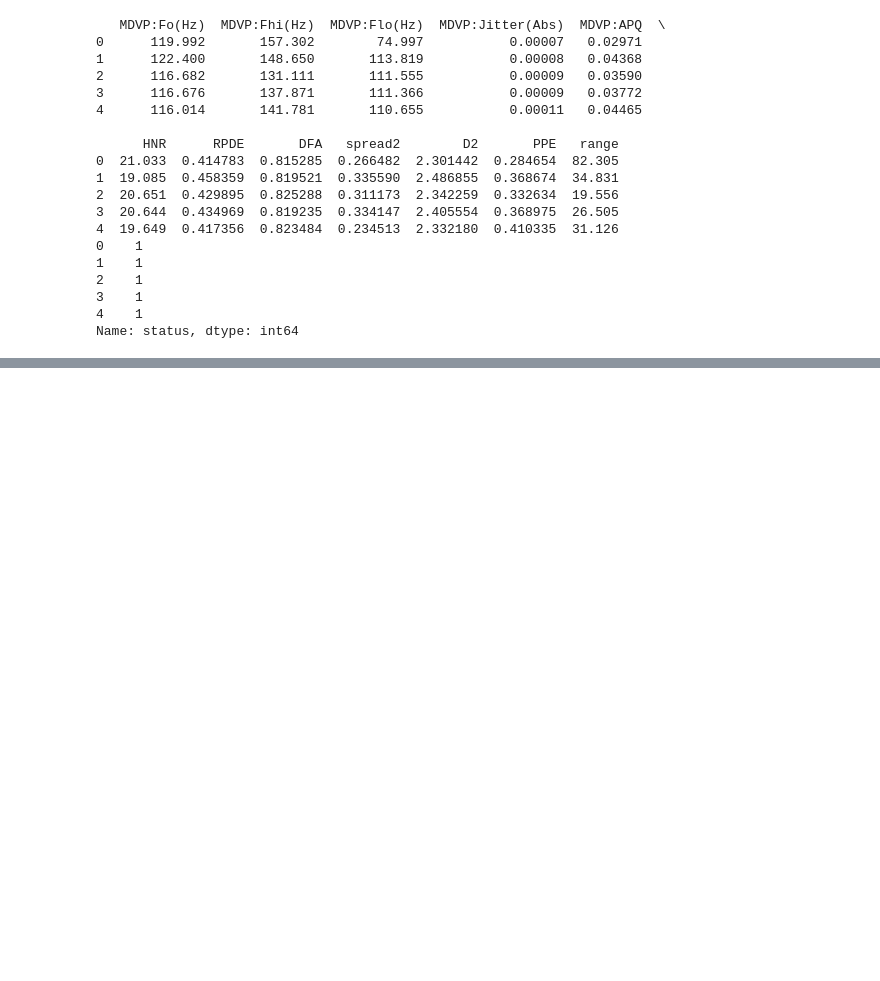
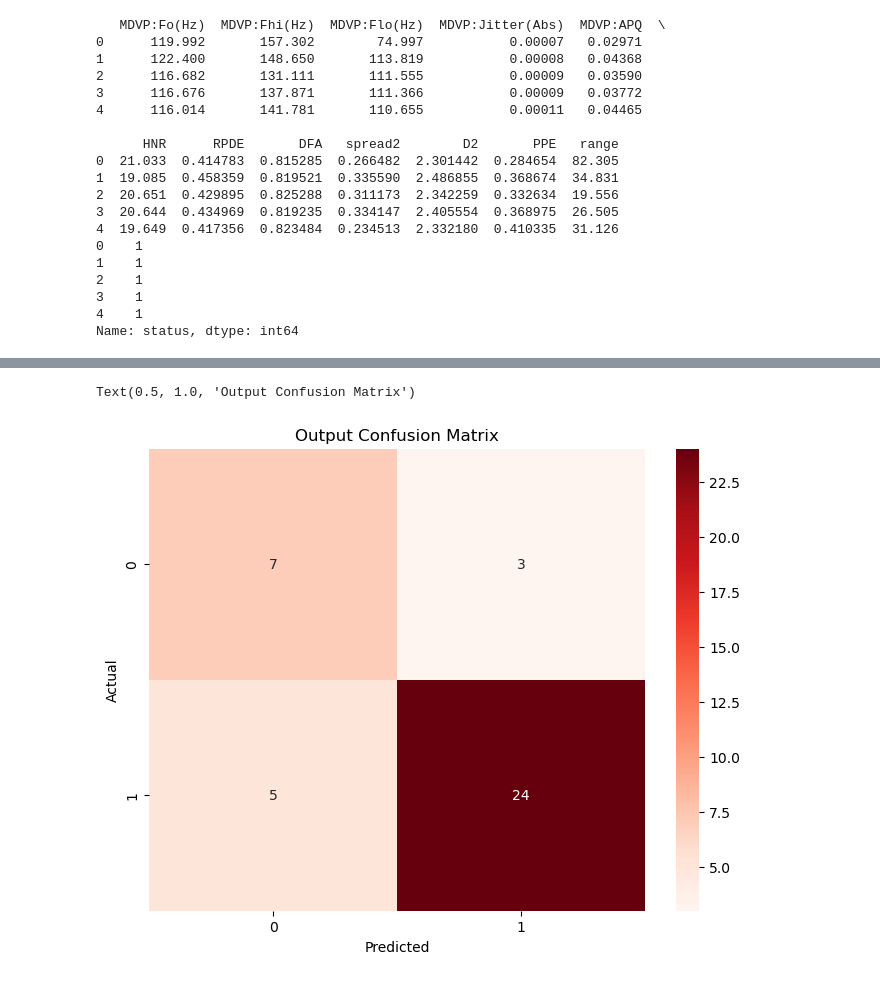
Before and after one commit to yaniss02/parkinson_detection, a Jupyter notebook: Untitled.ipynb, the cells around one changed output, grey strips where cells are left out. Drawn from its saved outputs; the diff is of its cells as text; code cells hidden in the pictures; blank space fills up the shorter version.

Commit message:
logisitc regression

```diff
--- a/Untitled.ipynb
+++ b/Untitled.ipynb
@@ -279,3 +347,7 @@ Name: status, dtype: int64
 # %%
 #Split the data into training and testing sets
 X_train, X_test, y_train, y_test = train_test_split(X, y, random_state=0, train_size = .8)
+# %%
+scaler = StandardScaler()
+X_train = scaler.fit_transform(X_train)
+X_test = scaler.transform(X_test)
@@ -281,0 +359,6 @@ X_train, X_test, y_train, y_test = train_test_split(X, y, random_state=0, train_
+# %%
+logistic_model = LogisticRegression(random_state=42)
+logistic_model.fit(X_train, y_train)
+logistic_preds = logistic_model.predict(X_test)
+print("Logistic Regression Classification Report:")
+print(classification_report(y_test, logistic_preds))
@@ -281,0 +400,11 @@ X_train, X_test, y_train, y_test = train_test_split(X, y, random_state=0, train_
+# %%
+cm=confusion_matrix(y_test,logistic_preds)
+plt.figure(figsize=(8,6))
+fg=sns.heatmap(cm,annot=True,cmap="Reds")
+figure=fg.get_figure()
+plt.xlabel('Predicted')
+plt.ylabel('Actual')
+plt.title("Output Confusion Matrix")
+# %% [output]
+Text(0.5, 1.0, 'Output Confusion Matrix')
+[figure, added]
```
Also changed, not shown: parts of 12 cells of this notebook.
